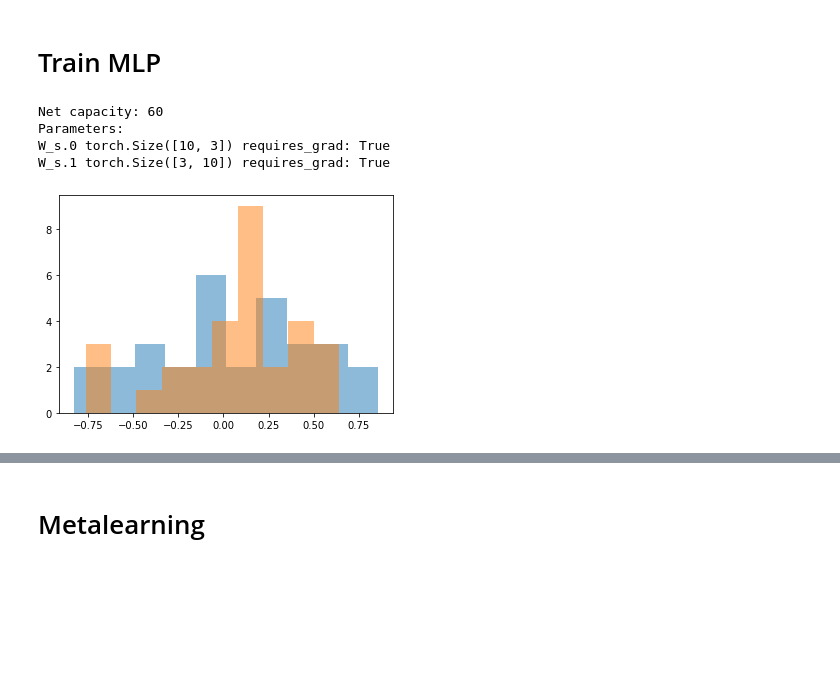
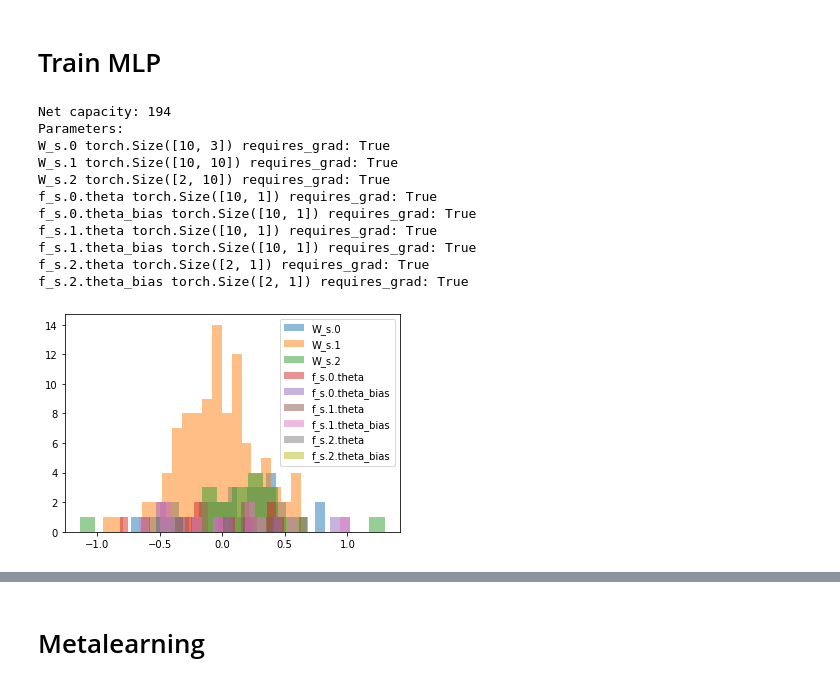
Before and after one commit to blufzzz/NonlinearHebbianPlasticity, a Jupyter notebook: mlp_nonlinear.ipynb, the cells around one changed output, grey strips where cells are left out. Drawn from its saved outputs; the diff is of its cells as text; code cells hidden in the pictures; blank space fills up the shorter version.

```diff
--- a/mlp_nonlinear.ipynb
+++ b/mlp_nonlinear.ipynb
@@ -236,7 +294,7 @@ class MLP_NonlinearEncoder(nn.Module):
             torch.manual_seed(self.seed)
 
         # need gradients only for BP algorithm
-        W_s_grad = self.learning_type == 'BP'
+        W_s_grad = self.W_requires_grad
 
         # setup lists for parameters
         W_s = []
@@ -281,9 +339,7 @@ class MLP_NonlinearEncoder(nn.Module):
             return self.nonlinearity(input_dim, **self.f_kwargs)
         else:
             # default
-            if self.nonlinearity is None:
-                return
-            return self.nonlinearity
+            return self.f_kwargs['function']
 
     def hebbian_update(self, W, inp, out, learning_type='Oja', weight_decay=1e-1):
 
@@ -381,21 +437,41 @@ class MLP_NonlinearEncoder(nn.Module):
 # J_s = [get_k_th_moment(4)]
 # dJ_function = dJ_criterion(J_s)
 # %%
-LEARNING_TYPE = 'BP' #'Criterion'
+def sigmoid(x):
+
+    return (1./(1+torch.exp(-x))) - 0.5
+
+LEARNING_TYPE = 'BP' #'Criterion', 'BP'
+
+# encoder_parameters = {
+#                     'input_dim':inpt.shape[0],
+#                     'hidden_dim':10,
+#                     'embedding_dim':2,
+#                     'add_readout':False,
+#                     'parametrized_f': False,
+#                     'nonlinearity': sigmoid, #torch.tanh,
+#                     'f_kwargs':{'hidden_dim':10, 'function':torch.tanh},
+#                     'layers_number':3,
+#                     'add_bn':True,
+#                     'seed':None,
+#                     'set_seed':False,
+#                      }
+
 
 encoder_parameters = {
                     'input_dim':inpt.shape[0],
                     'hidden_dim':10,
-                    'embedding_dim':3,
+                    'embedding_dim':2,
                     'add_readout':False,
-                    'parametrized_f': False,
-                    'nonlinearity': torch.tanh,
-                    'f_kwargs':{'hidden_dim':10, 'function':torch.tanh},
-                    'learning_type':LEARNING_TYPE,
-                    'layers_number':2,
+                    'parametrized_f':True,
+                    'W_requires_grad':True,
+                    'nonlinearity': gained_function,
+                    'f_kwargs':{'function':torch.tanh},
+                    'layers_number':3,
                     'add_bn':True,
                     'seed':None,
                     'set_seed':False,
                      }
 
+
 network = MLP_NonlinearEncoder(**encoder_parameters).to(device)
@@ -402,21 +482,29 @@ network = MLP_NonlinearEncoder(**encoder_parameters).to(device)
 # %%
 print('Net capacity:', get_capacity(network))
 print('Parameters:')
 
 for name, param in network.named_parameters():
     print(name, param.shape, 'requires_grad:', param.requires_grad)
 #     plt.figure()
     W = to_numpy(param.data)
-    plt.hist(W.flatten(),bins=10, alpha=0.5)
+    plt.hist(W.flatten(),bins=20, alpha=0.5, label=f'{name}')
 #     W /= np.linalg.norm(W, axis=1, keepdims=True)
 #     print(W@W.T)
+plt.legend()
 plt.show()
 # %% [output]
-Net capacity: 60
+Net capacity: 194
 Parameters:
 W_s.0 torch.Size([10, 3]) requires_grad: True
-W_s.1 torch.Size([3, 10]) requires_grad: True
+W_s.1 torch.Size([10, 10]) requires_grad: True
+W_s.2 torch.Size([2, 10]) requires_grad: True
+f_s.0.theta torch.Size([10, 1]) requires_grad: True
+f_s.0.theta_bias torch.Size([10, 1]) requires_grad: True
+f_s.1.theta torch.Size([10, 1]) requires_grad: True
+f_s.1.theta_bias torch.Size([10, 1]) requires_grad: True
+f_s.2.theta torch.Size([2, 1]) requires_grad: True
+f_s.2.theta_bias torch.Size([2, 1]) requires_grad: True
-[figure, old version]
+[figure, new version]
 # %%
 X_s = network.forward(inpt_torch_test)
 outpt_val_pred = to_numpy(X_s[-1])
```
Also changed, not shown: parts of 39 cells of this notebook, 8 other files.
